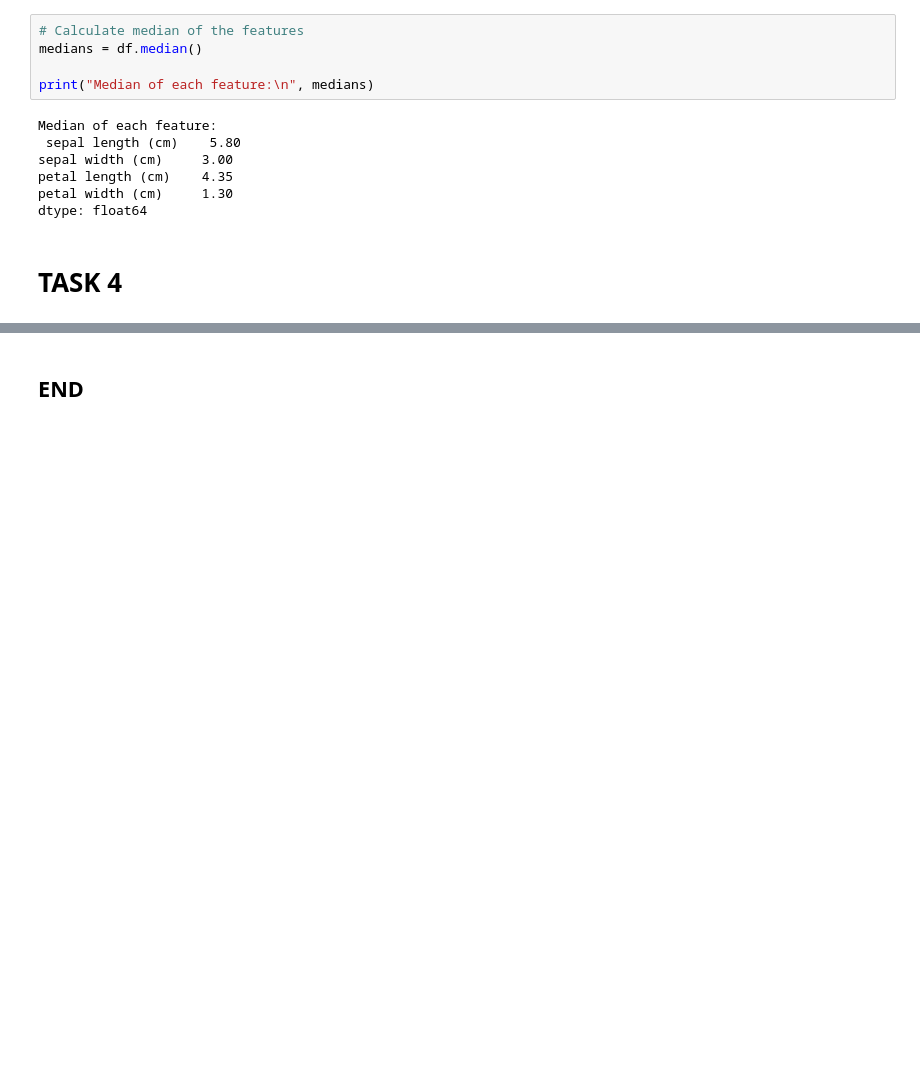
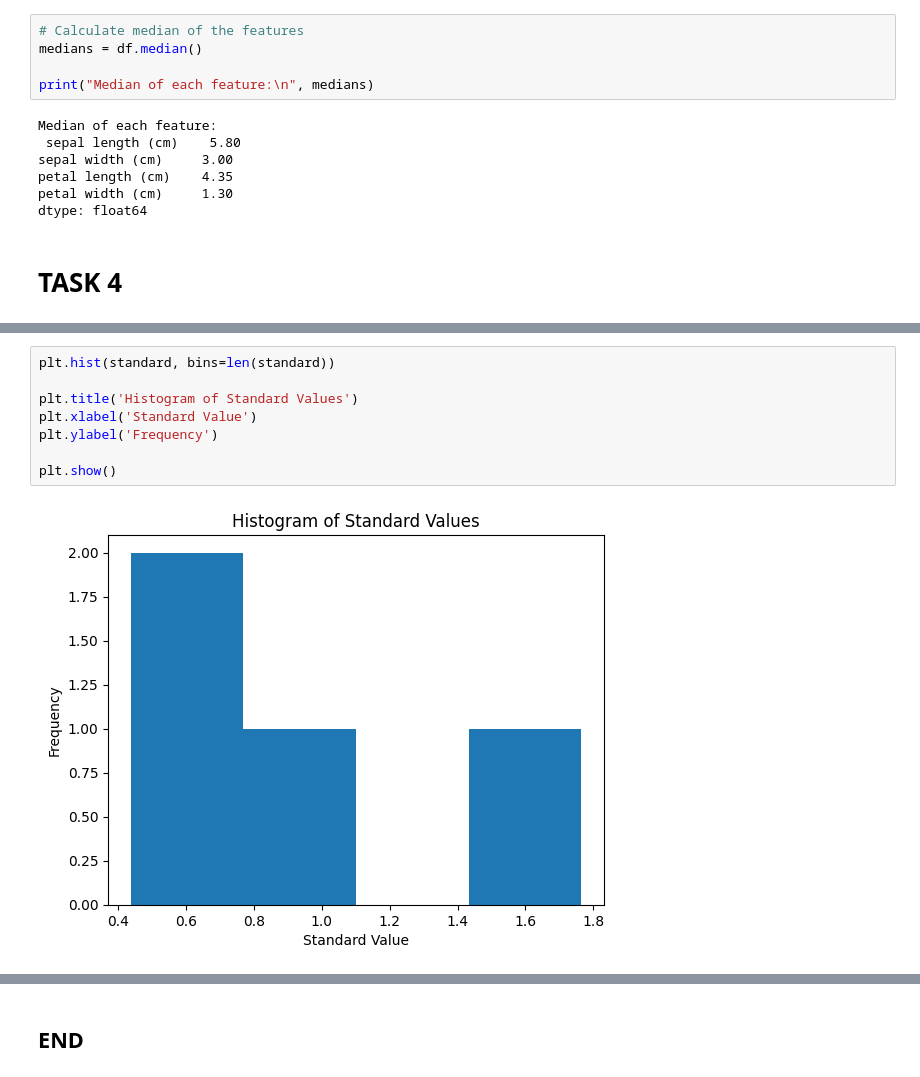
Before and after one commit to IgnacioRiboldi/principles_of_data_analytics, a Jupyter notebook: tasks.ipynb, the cells around one changed output, grey strips where cells are left out. Cells and saved outputs as stored; diff of their text form; blank space fills up the shorter version.

```diff
--- a/tasks.ipynb
+++ b/tasks.ipynb
@@ -142,0 +166,10 @@ AttributeError: module 'numpy' has no attribute 'range'
+# %%
+plt.hist(standard, bins=len(standard))
+
+plt.title('Histogram of Standard Values')
+plt.xlabel('Standard Value')
+plt.ylabel('Frequency')
+
+plt.show()
+# %% [output]
+[figure, added]
```
Also changed, not shown: parts of 4 cells of this notebook.
